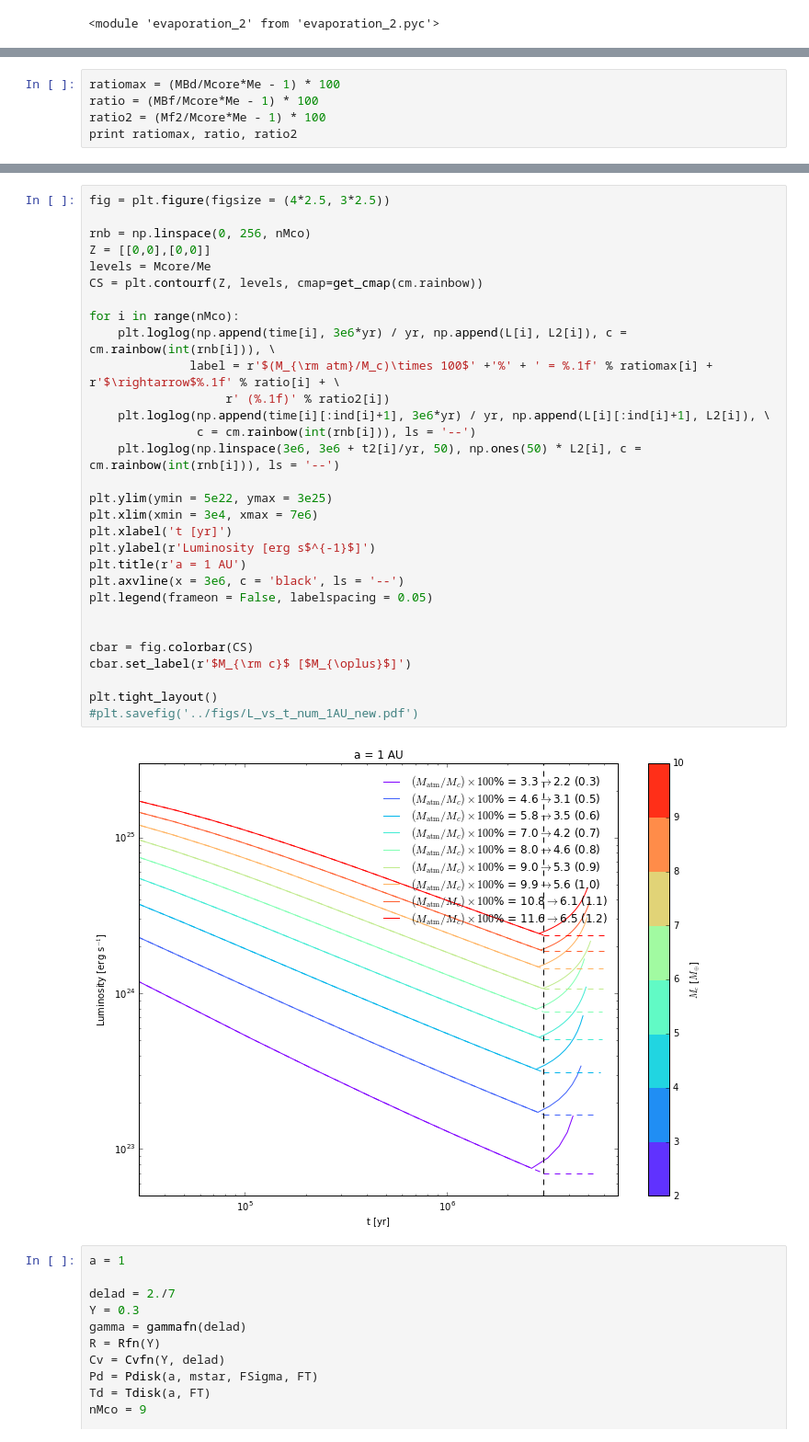
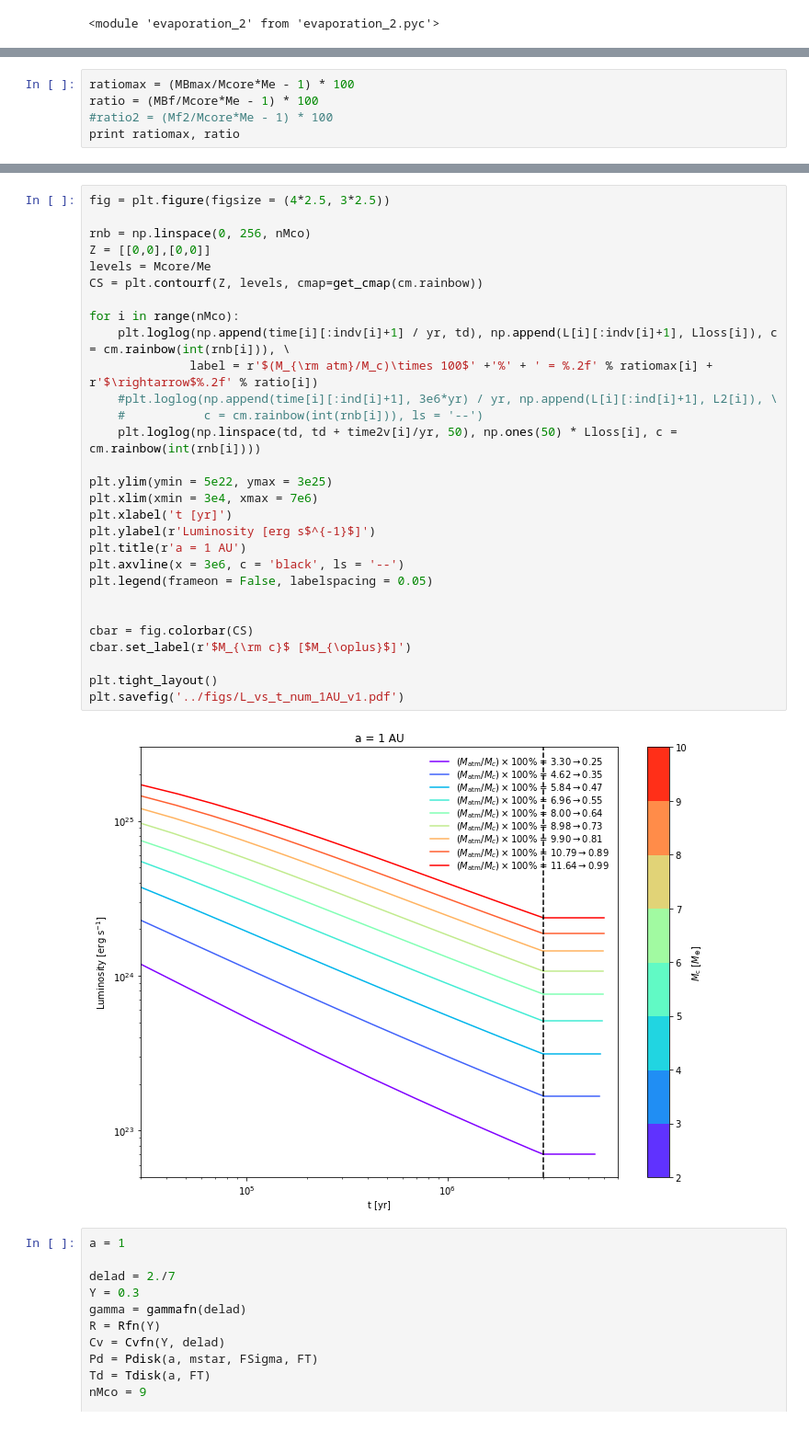
Before and after one commit to apiso/Luminosity, a Jupyter notebook: python/numerical_SG-Copy1.ipynb, the cells around one changed output, grey strips where cells are left out. Shown at 92% size. Cells and saved outputs as stored; diff of their text form.

```diff
--- a/python/numerical_SG-Copy1.ipynb
+++ b/python/numerical_SG-Copy1.ipynb
@@ -768,7 +828,7 @@ for i in range(nMco):
 # %%
-ratiomax = (MBd/Mcore*Me - 1) * 100
+ratiomax = (MBmax/Mcore*Me - 1) * 100
 ratio = (MBf/Mcore*Me - 1) * 100
-ratio2 = (Mf2/Mcore*Me - 1) * 100
-print ratiomax, ratio, ratio2
+#ratio2 = (Mf2/Mcore*Me - 1) * 100
+print ratiomax, ratio
 # %% [output]
 [  3.30119215   4.6239192    5.83675831   6.95570317   7.99873538
@@ -778,35 +844,34 @@ print ratiomax, ratio, ratio2
 # %%
 fig = plt.figure(figsize = (4*2.5, 3*2.5))
 
 rnb = np.linspace(0, 256, nMco)
 Z = [[0,0],[0,0]]
 levels = Mcore/Me
 CS = plt.contourf(Z, levels, cmap=get_cmap(cm.rainbow))
 
 for i in range(nMco):
-    plt.loglog(np.append(time[i], 3e6*yr) / yr, np.append(L[i], L2[i]), c = cm.rainbow(int(rnb[i])), \
-              label = r'$(M_{\rm atm}/M_c)\times 100$' +'%' + ' = %.1f' % ratiomax[i] + r'$\rightarrow$%.1f' % ratio[i] + \
-                   r' (%.1f)' % ratio2[i])
-    plt.loglog(np.append(time[i][:ind[i]+1], 3e6*yr) / yr, np.append(L[i][:ind[i]+1], L2[i]), \
-               c = cm.rainbow(int(rnb[i])), ls = '--')
-    plt.loglog(np.linspace(3e6, 3e6 + t2[i]/yr, 50), np.ones(50) * L2[i], c = cm.rainbow(int(rnb[i])), ls = '--')
+    plt.loglog(np.append(time[i][:indv[i]+1] / yr, td), np.append(L[i][:indv[i]+1], Lloss[i]), c = cm.rainbow(int(rnb[i])), \
+              label = r'$(M_{\rm atm}/M_c)\times 100$' +'%' + ' = %.2f' % ratiomax[i] + r'$\rightarrow$%.2f' % ratio[i])
+    #plt.loglog(np.append(time[i][:ind[i]+1], 3e6*yr) / yr, np.append(L[i][:ind[i]+1], L2[i]), \
+    #           c = cm.rainbow(int(rnb[i])), ls = '--')
+    plt.loglog(np.linspace(td, td + time2v[i]/yr, 50), np.ones(50) * Lloss[i], c = cm.rainbow(int(rnb[i])))
 
 plt.ylim(ymin = 5e22, ymax = 3e25)
 plt.xlim(xmin = 3e4, xmax = 7e6)
 plt.xlabel('t [yr]')
 plt.ylabel(r'Luminosity [erg s$^{-1}$]')
 plt.title(r'a = 1 AU')
 plt.axvline(x = 3e6, c = 'black', ls = '--')
 plt.legend(frameon = False, labelspacing = 0.05)
 
 
 cbar = fig.colorbar(CS)
 cbar.set_label(r'$M_{\rm c}$ [$M_{\oplus}$]')
 
 plt.tight_layout()
-#plt.savefig('../figs/L_vs_t_num_1AU_new.pdf')
+plt.savefig('../figs/L_vs_t_num_1AU_v1.pdf')
 # %% [output]
-[figure, old version]
+[figure, new version]
 # %%
 a = 1
 
```
Also changed, not shown: parts of 6 cells of this notebook, 12 other files.
